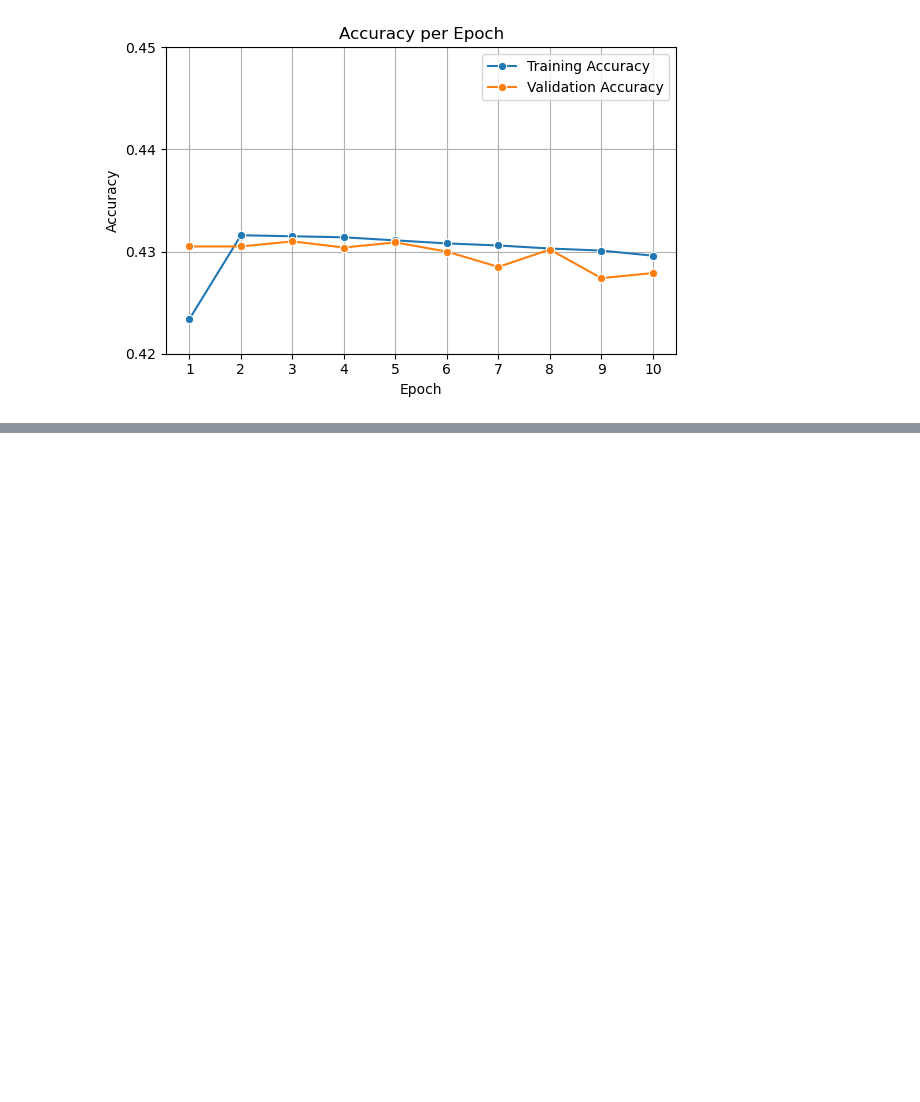
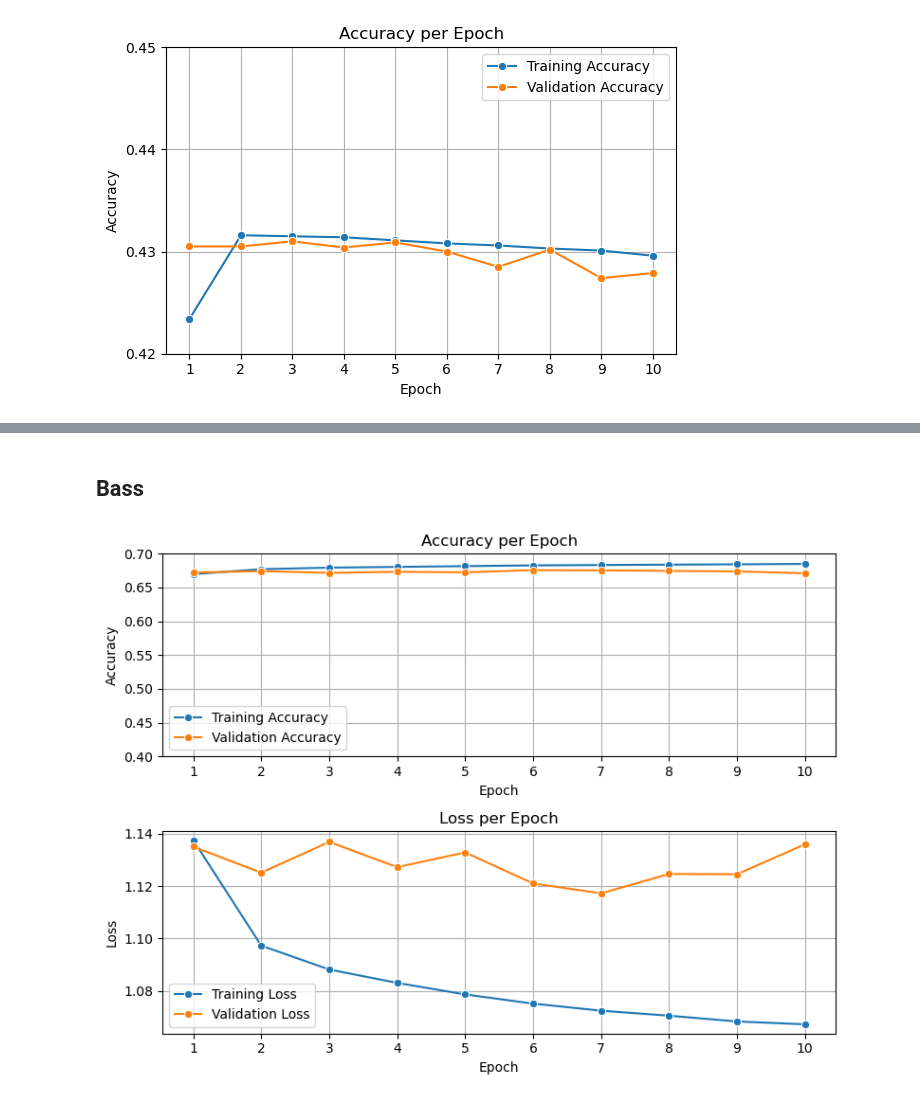
Before and after one commit to ThanAid/Chord-Estimation-Thesis, a Jupyter notebook: notebooks/results.ipynb, the cells around one changed output, grey strips where cells are left out. Saved outputs shown, nothing was run; the diff lists cells and outputs as text; code cells hidden in the pictures; blank space fills up the shorter version.

```diff
--- a/notebooks/results.ipynb
+++ b/notebooks/results.ipynb
@@ -24,0 +96,44 @@ plt.show()
+# %% [markdown]
+## Bass
+# %%
+# Accuracy and loss data
+train_loss = [1.1375, 1.0973, 1.0882, 1.0831, 1.0787, 1.0752, 1.0725, 1.0706, 1.0684, 1.0673]
+train_accuracy = [0.6698, 0.6772, 0.6795, 0.6806, 0.6817, 0.6828, 0.6834, 0.6839, 0.6844, 0.6850]
+val_loss = [1.1350, 1.1251, 1.1368, 1.1272, 1.1328, 1.1210, 1.1172, 1.1246, 1.1245, 1.1359]
+val_accuracy = [0.6722, 0.6743, 0.6717, 0.6733, 0.6725, 0.6757, 0.6754, 0.6746, 0.6739, 0.6711]
+
+epochs = range(1, len(train_loss) + 1)
+
+# Plot
+plt.figure(figsize=(8, 6))
+
+# Accuracy plot
+plt.subplot(2, 1, 1)
+sns.lineplot(x=epochs, y=train_accuracy, label='Training Accuracy', marker='o')
+sns.lineplot(x=epochs, y=val_accuracy, label='Validation Accuracy', marker='o')
+# plt.axvline(x=10, color='red', linestyle='--', label='Epoch 10')
+plt.title('Accuracy per Epoch')
+plt.xlabel('Epoch')
+plt.ylabel('Accuracy')
+plt.xticks(epochs)
+plt.yticks([0.40, 0.45, 0.50, 0.55, 0.60, 0.65, 0.70])
+plt.legend()
+plt.grid(True)
+
+# Loss plot
+plt.subplot(2, 1, 2)
+sns.lineplot(x=epochs, y=train_loss, label='Training Loss', marker='o')
+sns.lineplot(x=epochs, y=val_loss, label='Validation Loss', marker='o')
+# plt.axvline(x=10, color='red', linestyle='--', label='Epoch 10')
+plt.title('Loss per Epoch')
+plt.xlabel('Epoch')
+plt.ylabel('Loss')
+plt.xticks(epochs)
+# plt.yticks([0.40, 0.45, 0.50, 0.55, 0.60, 0.65, 0.70])
+plt.legend()
+plt.grid(True)
+
+plt.tight_layout()
+plt.show()
+# %% [output]
+[figure, added]
```
Also changed, not shown: parts of 15 cells of this notebook, 2 other files.
